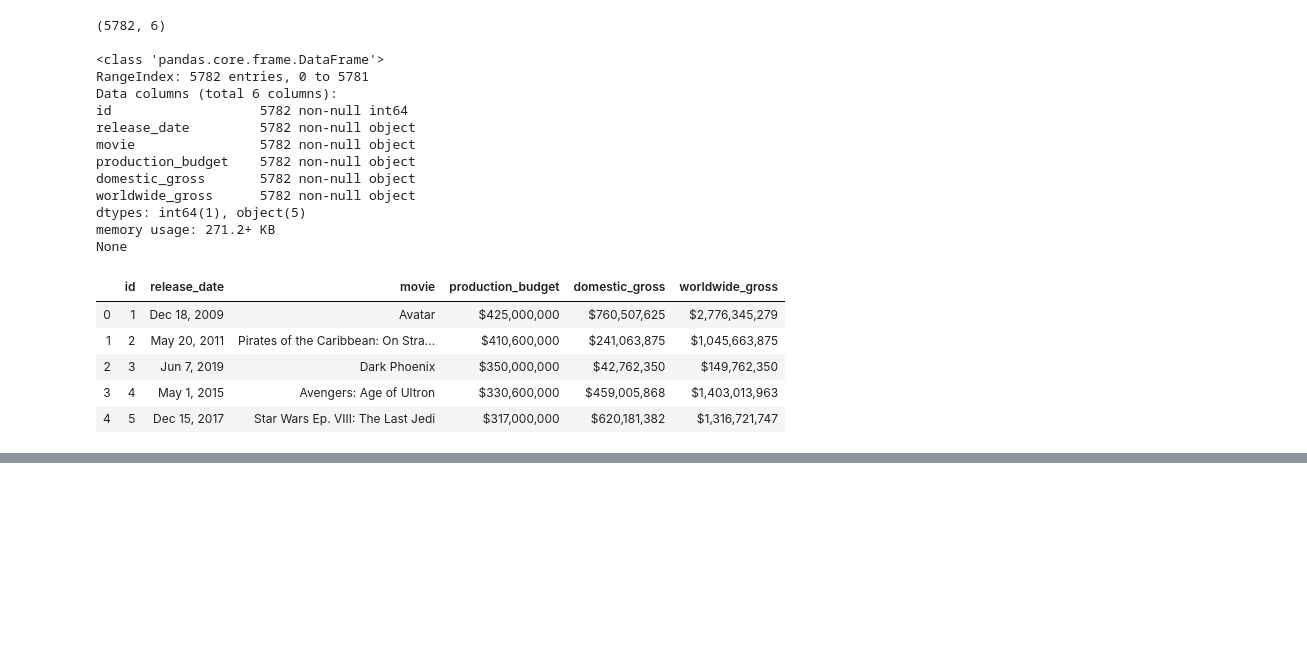
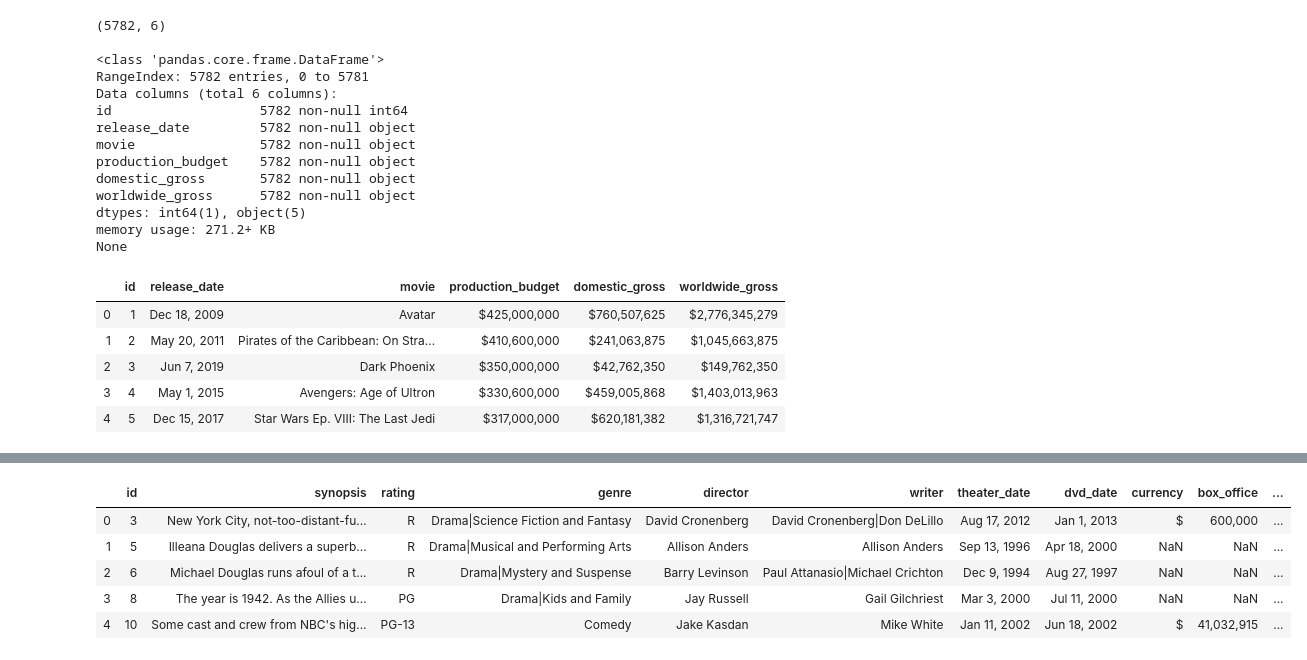
Before and after one commit to jfleury12/movie-collaboration, a Jupyter notebook: mod_1_project_EDA_fleury.ipynb, the cells around one changed output, grey strips where cells are left out. Drawn from its saved outputs; the diff is of its cells as text; code cells hidden in the pictures; blank space fills up the shorter version.

Commit message:
join rotten tomatoes datasets

```diff
--- a/mod_1_project_EDA_fleury.ipynb
+++ b/mod_1_project_EDA_fleury.ipynb
@@ -298,0 +565,6 @@ None
+# %%
+rt_rating3 = pd.merge(rt_rating2, reg_critic_rating, how = 'outer', on = 'id', suffixes = ('_top_critic', '_reg_critic'))
+# %%
+rt_rating4 = pd.merge(rt_rating3, top_critic_review_count, how = 'outer', on = 'id')
+# %%
+rt_rating5 = pd.merge(rt_rating4, reg_critic_review_count, how = 'outer', on = 'id', suffixes = ('_top_critic_count', '_reg_critic_count'))
@@ -298,0 +592,11 @@ None
+# %%
+rt_join = pd.merge (rt_info, rt_rating5, how = 'right', on = 'id')
+# %%
+rt_join.head()
+# %% [output]
+|  | id | synopsis | rating | genre | director | writer | theater_date | dvd_date | currency | box_office | ... |
+| 0 | 3 | New York City, not-too-distant-fu... | R | Drama|Science Fiction and Fantasy | David Cronenberg | David Cronenberg|Don DeLillo | Aug 17, 2012 | Jan 1, 2013 | $ | 600,000 | ... |
+| 1 | 5 | Illeana Douglas delivers a superb... | R | Drama|Musical and Performing Arts | Allison Anders | Allison Anders | Sep 13, 1996 | Apr 18, 2000 | NaN | NaN | ... |
+| 2 | 6 | Michael Douglas runs afoul of a t... | R | Drama|Mystery and Suspense | Barry Levinson | Paul Attanasio|Michael Crichton | Dec 9, 1994 | Aug 27, 1997 | NaN | NaN | ... |
+| 3 | 8 | The year is 1942. As the Allies u... | PG | Drama|Kids and Family | Jay Russell | Gail Gilchriest | Mar 3, 2000 | Jul 11, 2000 | NaN | NaN | ... |
+| 4 | 10 | Some cast and crew from NBC's hig... | PG-13 | Comedy | Jake Kasdan | Mike White | Jan 11, 2002 | Jun 18, 2002 | $ | 41,032,915 | ... |
```
Also changed, not shown: parts of 35 cells of this notebook.
